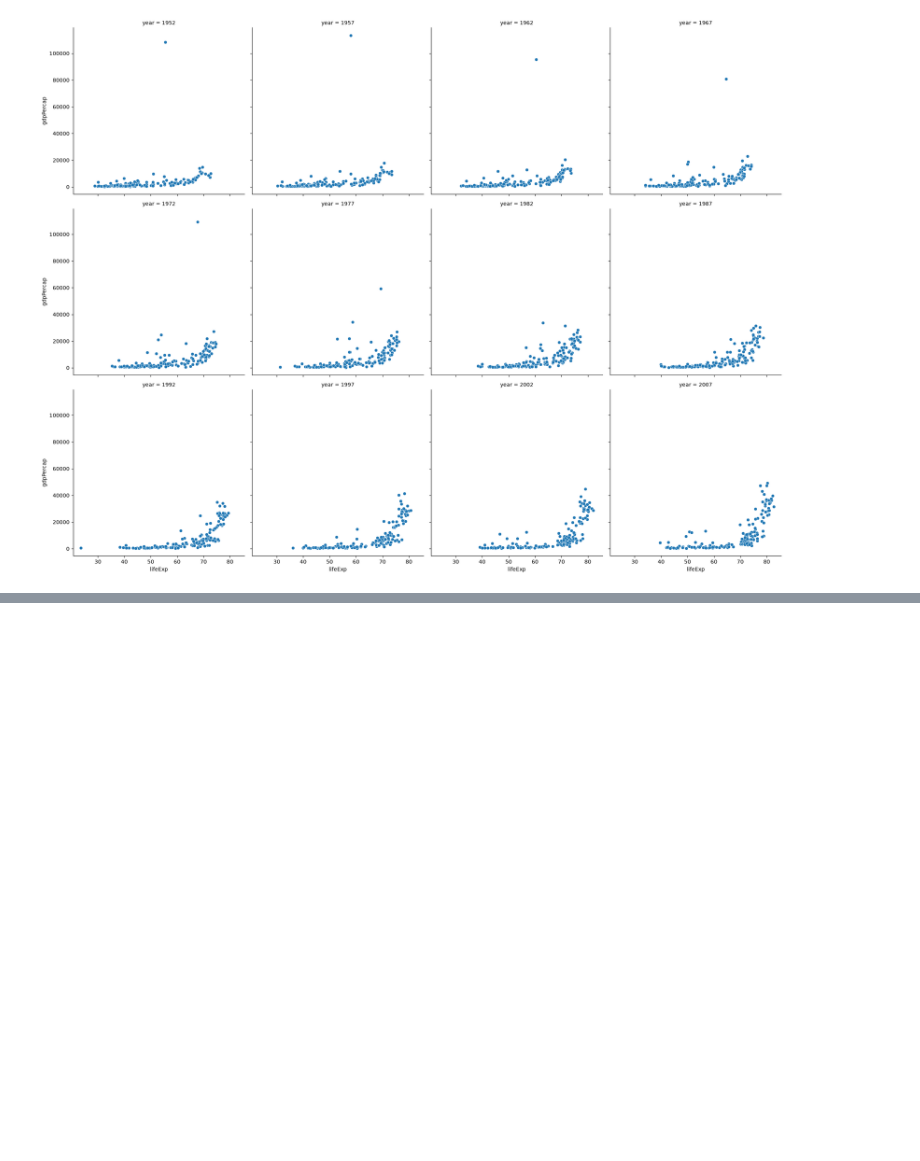
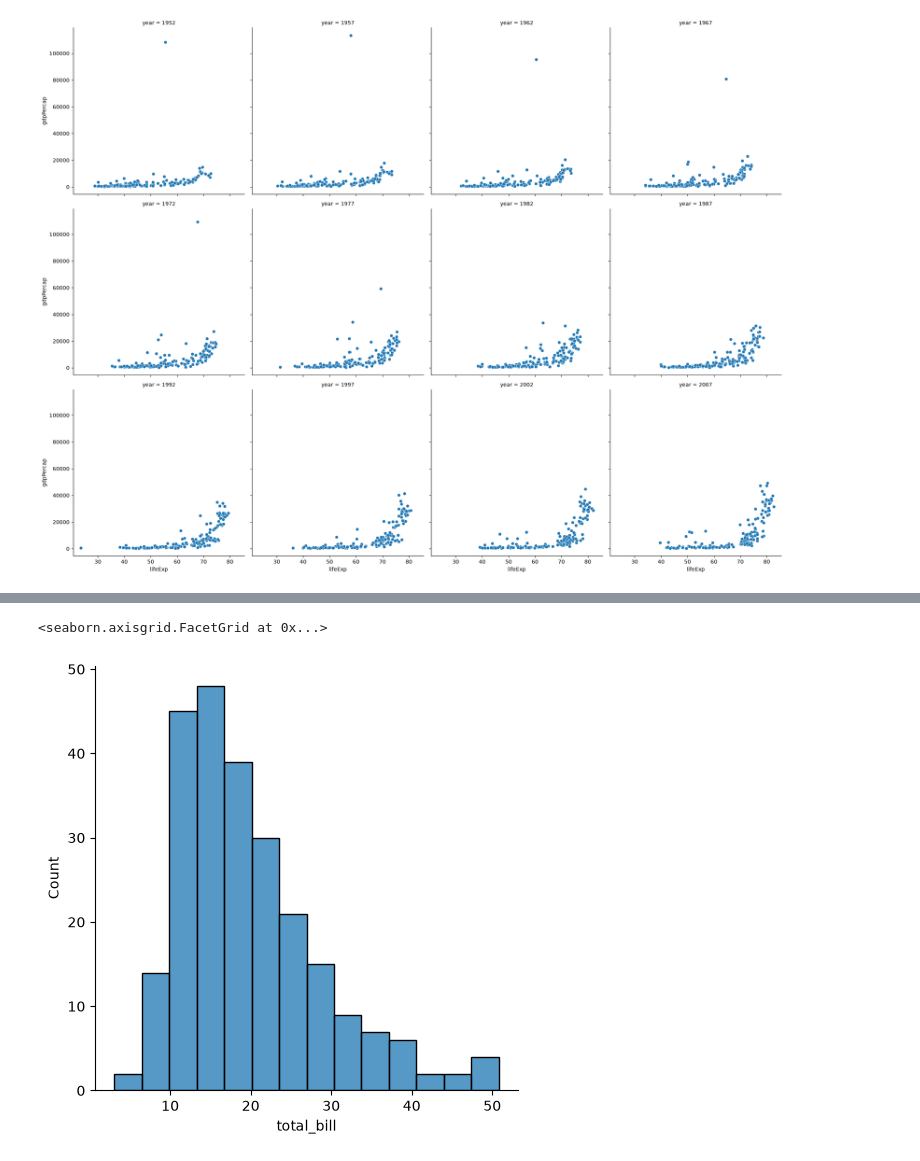
Before and after one commit to FatehAli02/ai-foundation-portfolio, a Jupyter notebook: 1.1-matplotlib-seaborn/notebooks/seaborn_1.ipynb, the cells around one changed output, grey strips where cells are left out. Saved outputs shown, nothing was run; the diff lists cells and outputs as text; code cells hidden in the pictures; blank space fills up the shorter version.

```diff
--- a/1.1-matplotlib-seaborn/notebooks/seaborn_1.ipynb
+++ b/1.1-matplotlib-seaborn/notebooks/seaborn_1.ipynb
@@ -151,0 +169,5 @@ sns.relplot(gap, x='lifeExp', y='gdpPercap', kind='scatter', col='year', col_wra
+# %%
+sns.displot(tips,x='total_bill', kind='hist')
+# %% [output]
+<seaborn.axisgrid.FacetGrid at 0x...>
+[figure, added]
```
Also changed, not shown: parts of 23 cells of this notebook, 1 other file.
